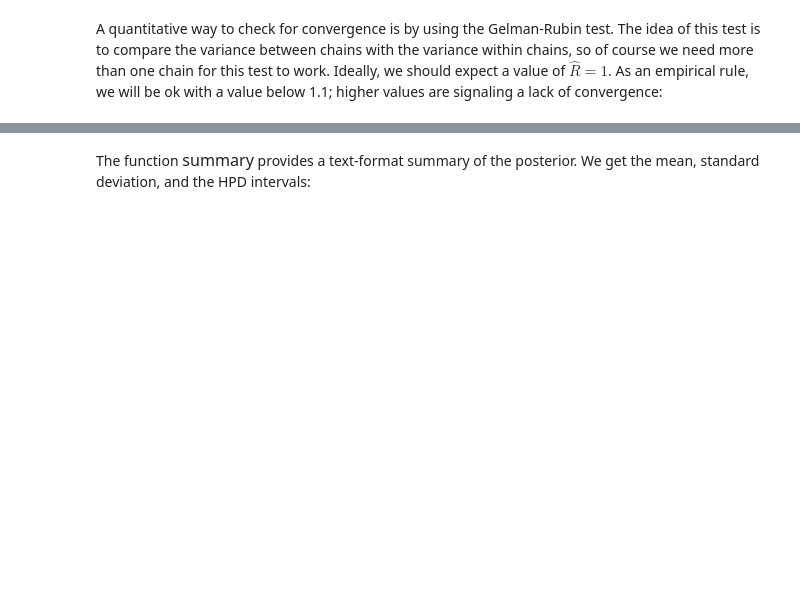
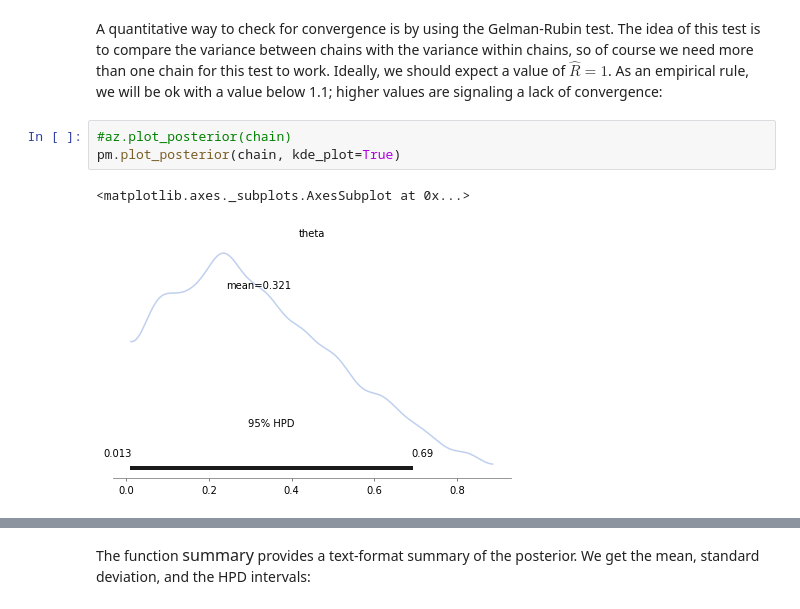
Before and after one commit to kkim610/AI_part2, a Jupyter notebook: wk08_BAP_ch02_Programming probabilistically a PyMC3 primer.ipynb, the cells around one changed output, grey strips where cells are left out. Saved outputs shown, nothing was run; the diff lists cells and outputs as text; blank space fills up the shorter version.

```diff
--- a/wk08_BAP_ch02_Programming probabilistically a PyMC3 primer.ipynb
+++ b/wk08_BAP_ch02_Programming probabilistically a PyMC3 primer.ipynb
@@ -376,3 +463,9 @@ plt.savefig('B04958_02_06.png', dpi=300, figsize=(5.5, 5.5))
 # %% [markdown]
 A quantitative way to check for convergence is by using the Gelman-Rubin test. The idea of this test is to compare the variance between chains with the variance within chains, so of course we need more than one chain for this test to work. Ideally, we should expect a value of $\hat{R} = 1$. As an empirical rule, we will be ok with a value below 1.1; higher values are signaling a lack of convergence:
+# %%
+#az.plot_posterior(chain)
+pm.plot_posterior(chain, kde_plot=True)
+# %% [output]
+<matplotlib.axes._subplots.AxesSubplot at 0x...>
+[figure, added]
 # %%
```
Also changed, not shown: parts of 25 cells of this notebook, 7 other files.
